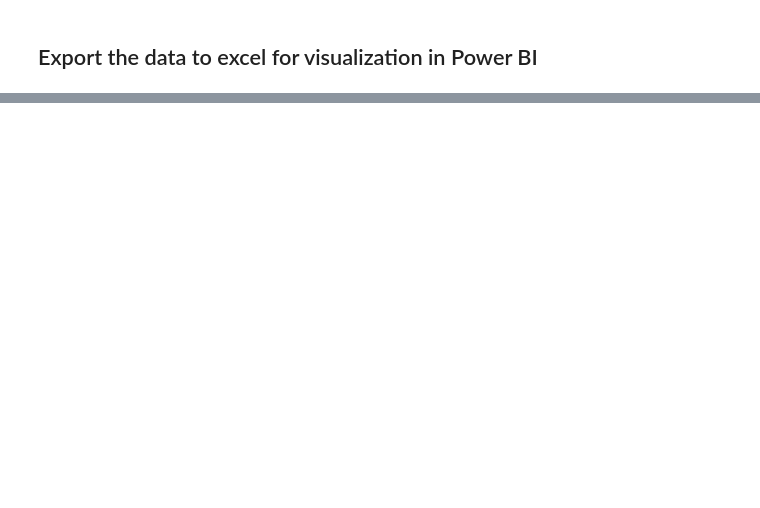
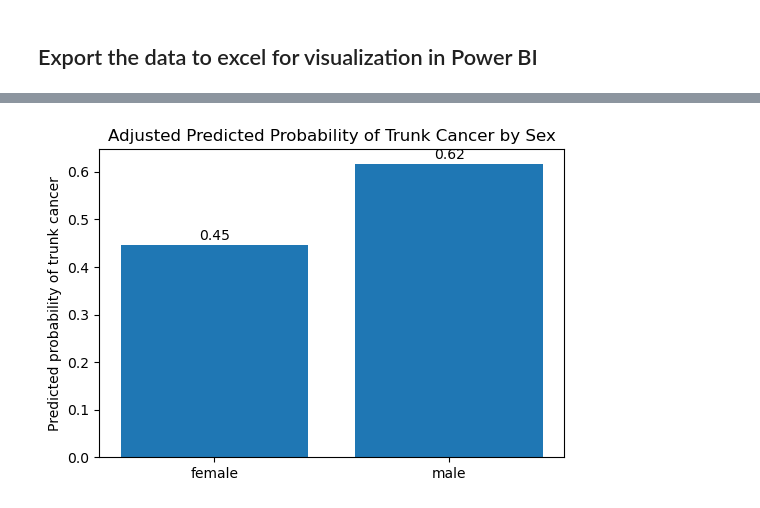
Before and after one commit to JonnaYliMikola/jonnaylimikola.github.io, a Jupyter notebook: Skinvision_data_by_lesion.ipynb, the cells around one changed output, grey strips where cells are left out. Saved outputs shown, nothing was run; the diff lists cells and outputs as text; code cells hidden in the pictures; blank space fills up the shorter version.

```diff
--- a/Skinvision_data_by_lesion.ipynb
+++ b/Skinvision_data_by_lesion.ipynb
@@ -782,0 +501,25 @@ data_uniqueimage.to_excel('data_uniqueimage.xlsx', index = False)
+# %%
+#hypothesis 2
+#men more likely to have cancer in the trun, women in the extremities
+#subset only cancer cases
+#create a binary variable for trunk and extremities
+#run logistic regression with location and sex
+data_cancer = data[data["is_cancer"] == 1].copy()
+# %%
+# Define trunk vs extremities
+trunk_locations = ["trunk"]
+extremity_locations = ["upper_extremity", "lower_extremity"]
+
+data_cancer["loc_trunk"] = data_cancer["localization_clean"].apply(
+    lambda x: 1 if x in trunk_locations else
+              (0 if x in extremity_locations else None)
+)
+
+# Drop rows that are not trunk or extremities
+data_cancer = data_cancer.dropna(subset=["loc_trunk"])
+# %%
+# use sex as predictor. Make sure sex column is categorical
+data_cancer["sex"] = data_cancer["sex"].astype("category")
+
+model = smf.logit("loc_trunk ~ C(sex)", data=data_cancer).fit()
+print(model.summary())
@@ -782,0 +551,21 @@ data_uniqueimage.to_excel('data_uniqueimage.xlsx', index = False)
+# %%
+#age-adjusted predicted probabilities from logistic regression
+# Build a prediction dataset (average male vs female)
+pred_data = pd.DataFrame({
+    "sex": ["female", "male"],
+    "age_group": ["50–64 Older Adults", "50–64 Older Adults"],  # choose your reference
+})
+
+pred_data["pred_prob"] = model.predict(pred_data)
+
+plt.figure(figsize=(6,4))
+plt.bar(pred_data["sex"], pred_data["pred_prob"])
+plt.ylabel("Predicted probability of trunk cancer")
+plt.title("Adjusted Predicted Probability of Trunk Cancer by Sex")
+
+for i, v in enumerate(pred_data["pred_prob"]):
+    plt.text(i, v + 0.01, f"{v:.2f}", ha="center")
+
+plt.show()
+# %% [output]
+[figure, added]
```
Also changed, not shown: parts of 47 cells of this notebook.
